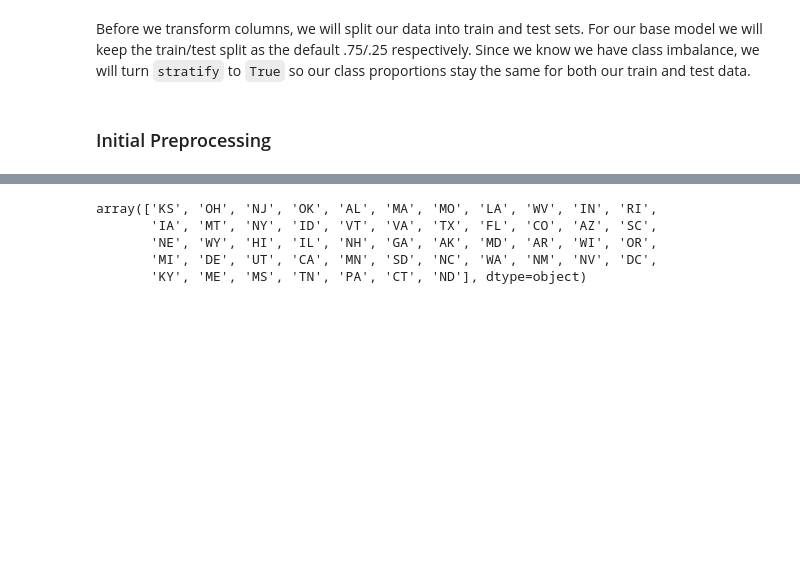
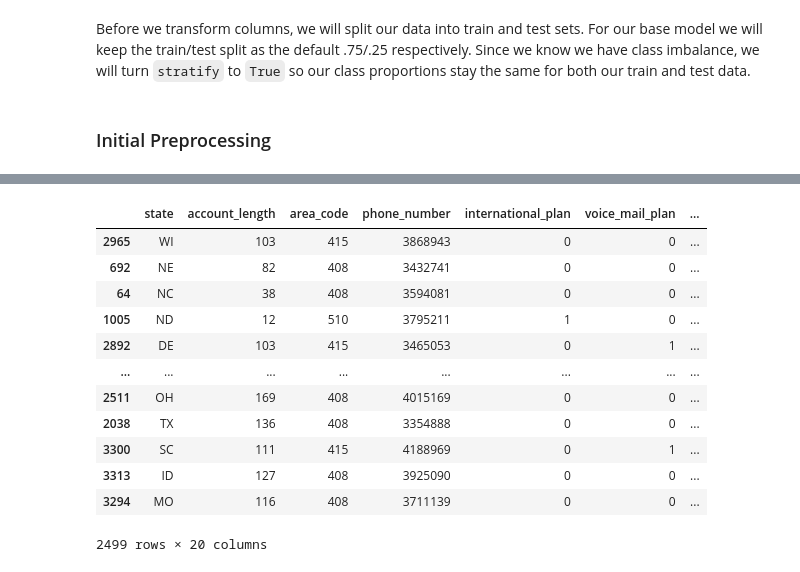
Before and after one commit to erankova/Phase_3_Project, a Jupyter notebook: Phase_3_Project.ipynb, the cells around one changed output, grey strips where cells are left out. Cells and saved outputs as stored; diff of their text form; code cells hidden in the pictures; blank space fills up the shorter version.

```diff
--- a/Phase_3_Project.ipynb
+++ b/Phase_3_Project.ipynb
@@ -143,5 +167,30 @@ X_train, X_test, y_train, y_test = train_test_split(X,y,random_state=7,stratify=
 # %%
-# Transform `churn`
+def init_processing(X):
+    '''
+    Initial processing, takes in train and test data.
+    '''
+    # transfrom y/n columns to 1/0
+    X['international_plan'] = X['international_plan'].map({'yes':1,'no':0})
+    X['voice_mail_plan'] = X['voice_mail_plan'].map({'yes':1,'no':0})
+    # make 'state' uppercase to eliminate inconsitencies
+    X['state'] = X['state'].str.upper()
+    # turn `phone_number` into int
+    X['phone_number'] = X['phone_number'].str.replace('-','').astype(int)
+    return X
 
-df['churn'] = df['churn'].astype(int)
-df.churn.value_counts(normalize=True)
+X_train = init_processing(X_train)
+X_train
+# %% [output]
+|  | state | account_length | area_code | phone_number | international_plan | voice_mail_plan | ... |
+| 2965 | WI | 103 | 415 | 3868943 | 0 | 0 | ... |
+| 692 | NE | 82 | 408 | 3432741 | 0 | 0 | ... |
+| 64 | NC | 38 | 408 | 3594081 | 0 | 0 | ... |
+| 1005 | ND | 12 | 510 | 3795211 | 1 | 0 | ... |
+| 2892 | DE | 103 | 415 | 3465053 | 0 | 1 | ... |
+| ... | ... | ... | ... | ... | ... | ... | ... |
+| 2511 | OH | 169 | 408 | 4015169 | 0 | 0 | ... |
+| 2038 | TX | 136 | 408 | 3354888 | 0 | 0 | ... |
+| 3300 | SC | 111 | 415 | 4188969 | 0 | 1 | ... |
+| 3313 | ID | 127 | 408 | 3925090 | 0 | 0 | ... |
+| 3294 | MO | 116 | 408 | 3711139 | 0 | 0 | ... |
+2499 rows × 20 columns
@@ -154,17 +196,0 @@ df.dtypes
-# %%
-# Transform state
-
-df['state'] = df['state'].str.upper()
-
-le = LabelEncoder()
-df['state'] = le.fit_transform(df['state'])
-
-state_classes = df['state'].unique()
-
-le.inverse_transform(state_classes)
-# %% [output]
-array(['KS', 'OH', 'NJ', 'OK', 'AL', 'MA', 'MO', 'LA', 'WV', 'IN', 'RI',
-       'IA', 'MT', 'NY', 'ID', 'VT', 'VA', 'TX', 'FL', 'CO', 'AZ', 'SC',
-       'NE', 'WY', 'HI', 'IL', 'NH', 'GA', 'AK', 'MD', 'AR', 'WI', 'OR',
-       'MI', 'DE', 'UT', 'CA', 'MN', 'SD', 'NC', 'WA', 'NM', 'NV', 'DC',
-       'KY', 'ME', 'MS', 'TN', 'PA', 'CT', 'ND'], dtype=object)
```
Also changed, not shown: parts of 12 cells of this notebook.
